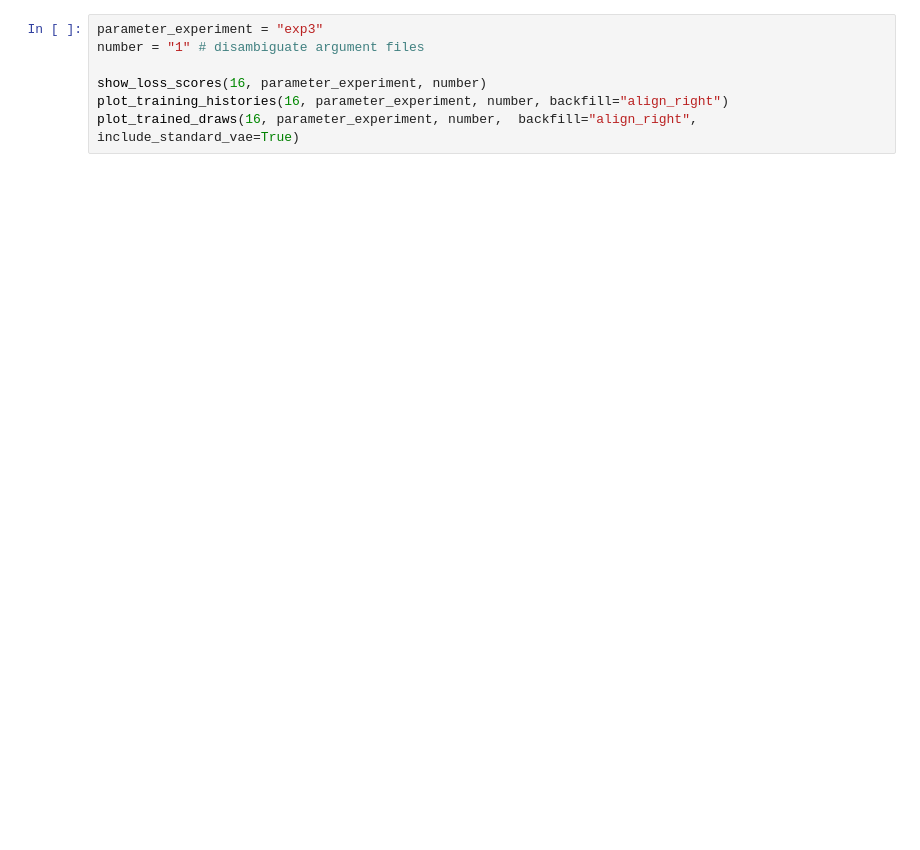
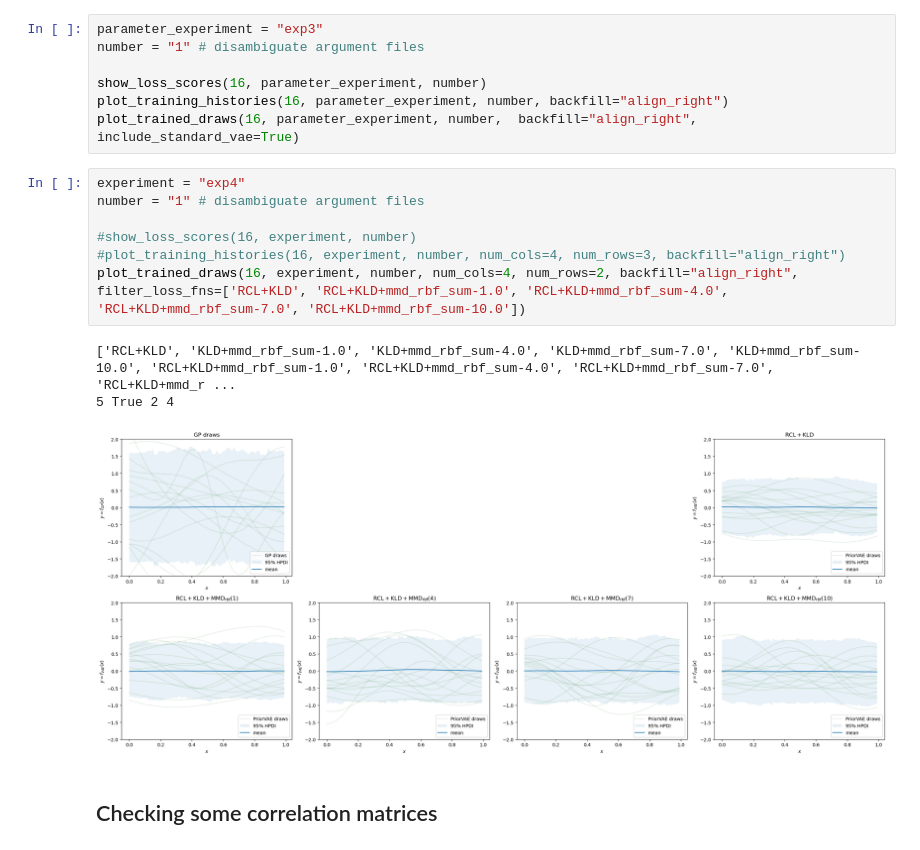
Before and after one commit to mtcairneyleeming/4yp, a Jupyter notebook: 16_loss_experiments_vis.ipynb, the cells around one changed output. Cells and saved outputs as stored; diff of their text form; blank space fills up the shorter version.

```diff
--- a/16_loss_experiments_vis.ipynb
+++ b/16_loss_experiments_vis.ipynb
@@ -180,3 +32,16 @@ number = "1" # disambiguate argument files
 show_loss_scores(16, parameter_experiment, number)
 plot_training_histories(16, parameter_experiment, number, backfill="align_right")
 plot_trained_draws(16, parameter_experiment, number,  backfill="align_right", include_standard_vae=True)
+# %%
+experiment = "exp4"
+number = "1" # disambiguate argument files
+
+#show_loss_scores(16, experiment, number)
+#plot_training_histories(16, experiment, number, num_cols=4, num_rows=3, backfill="align_right")
+plot_trained_draws(16, experiment, number, num_cols=4, num_rows=2, backfill="align_right", filter_loss_fns=['RCL+KLD', 'RCL+KLD+mmd_rbf_sum-1.0', 'RCL+KLD+mmd_rbf_sum-4.0', 'RCL+KLD+mmd_rbf_sum-7.0', 'RCL+KLD+mmd_rbf_sum-10.0'])
+# %% [output]
+['RCL+KLD', 'KLD+mmd_rbf_sum-1.0', 'KLD+mmd_rbf_sum-4.0', 'KLD+mmd_rbf_sum-7.0', 'KLD+mmd_rbf_sum-10.0', 'RCL+KLD+mmd_rbf_sum-1.0', 'RCL+KLD+mmd_rbf_sum-4.0', 'RCL+KLD+mmd_rbf_sum-7.0', 'RCL+KLD+mmd_r ...
+5 True 2 4
+[figure, added]
+# %% [markdown]
+## Checking some correlation matrices
```
Also changed, not shown: parts of 4 cells of this notebook, 3 other files.
